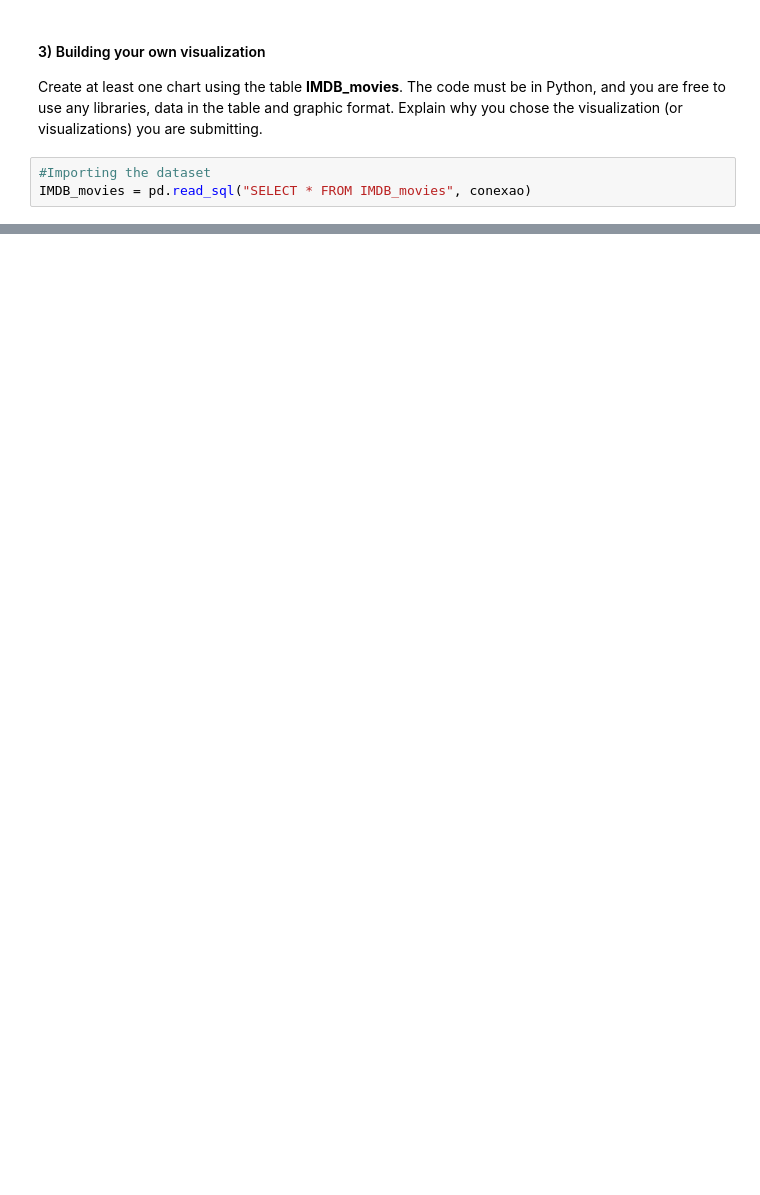
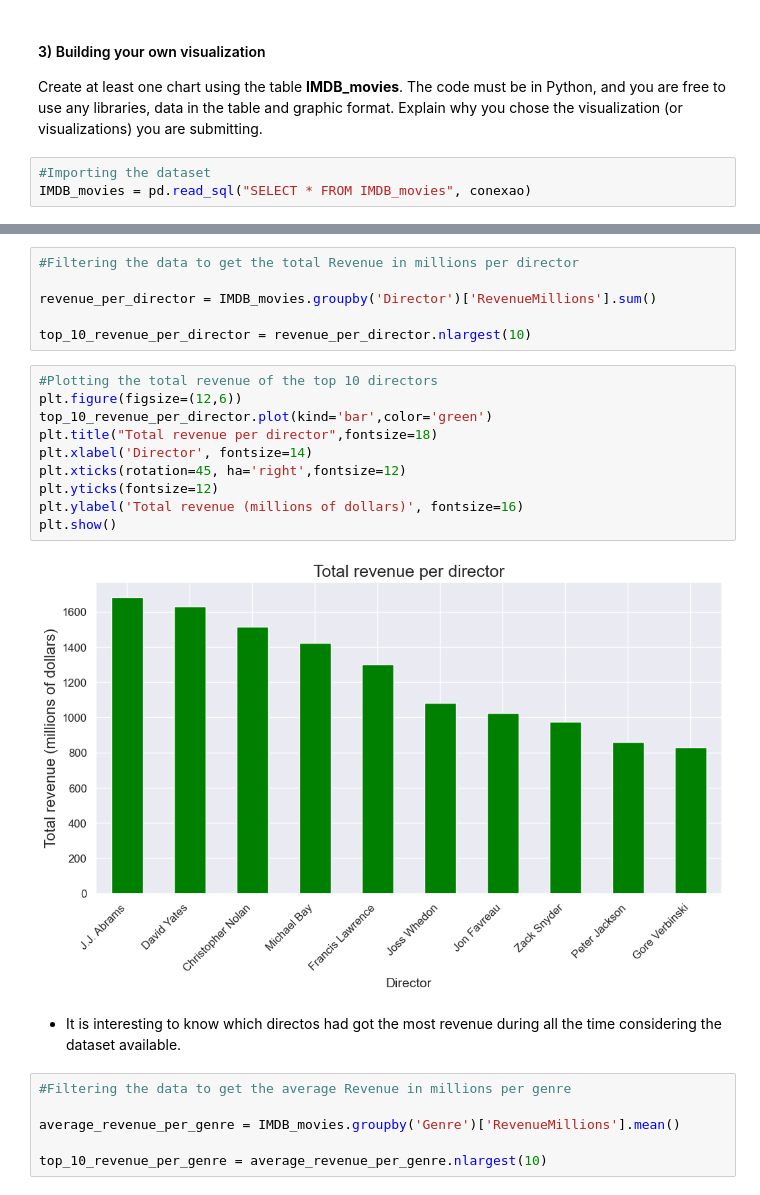
Before and after one commit to renanpan/data-challenge-renan_pan, a Jupyter notebook: desafio_renan.ipynb, the cells around one changed output, grey strips where cells are left out. Drawn from its saved outputs; the diff is of its cells as text; blank space fills up the shorter version.

```diff
--- a/desafio_renan.ipynb
+++ b/desafio_renan.ipynb
@@ -277,0 +437,26 @@ IMDB_movies = pd.read_sql("SELECT * FROM IMDB_movies", conexao)
+# %%
+#Filtering the data to get the total Revenue in millions per director
+
+revenue_per_director = IMDB_movies.groupby('Director')['RevenueMillions'].sum()
+
+top_10_revenue_per_director = revenue_per_director.nlargest(10)
+# %%
+#Plotting the total revenue of the top 10 directors
+plt.figure(figsize=(12,6))
+top_10_revenue_per_director.plot(kind='bar',color='green')
+plt.title("Total revenue per director",fontsize=18)
+plt.xlabel('Director', fontsize=14)
+plt.xticks(rotation=45, ha='right',fontsize=12)
+plt.yticks(fontsize=12)
+plt.ylabel('Total revenue (millions of dollars)', fontsize=16)
+plt.show()
+# %% [output]
+[figure, added]
+# %% [markdown]
+- It is interesting to know which directos had got the most revenue during all the time considering the dataset available.
+# %%
+#Filtering the data to get the average Revenue in millions per genre
+
+average_revenue_per_genre = IMDB_movies.groupby('Genre')['RevenueMillions'].mean()
+
+top_10_revenue_per_genre = average_revenue_per_genre.nlargest(10)
```
Also changed, not shown: parts of 25 cells of this notebook.
